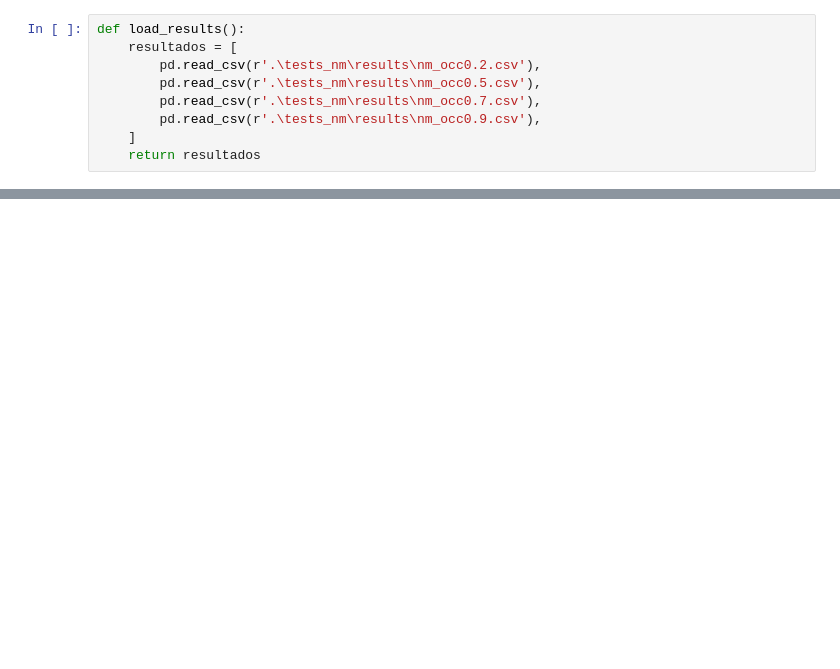
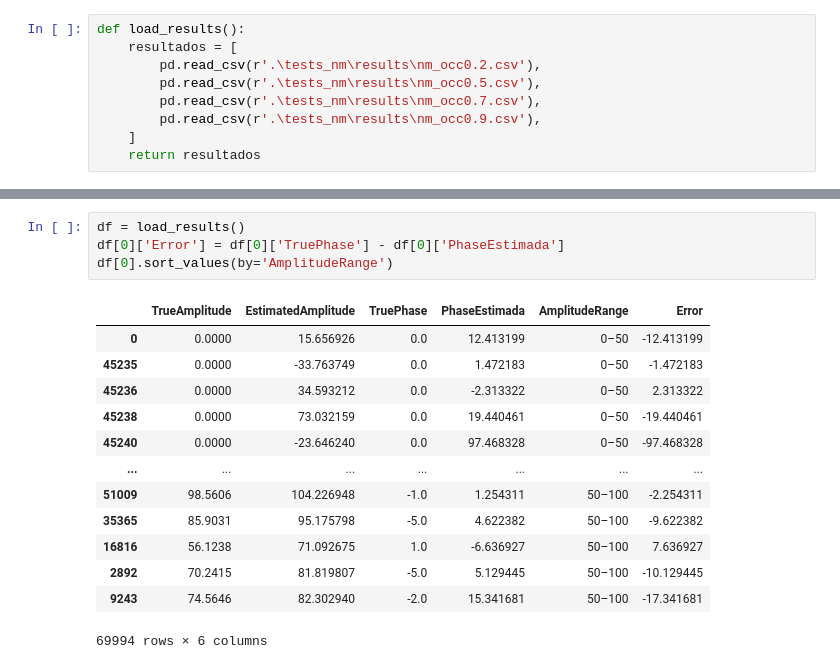
Before and after one commit to Caua-Gomes2005/Nelder-Mead_Rede-Neural, a Jupyter notebook: nelder_mead_phases.ipynb, the cells around one changed output, grey strips where cells are left out. Cells and saved outputs as stored; diff of their text form; blank space fills up the shorter version.

```diff
--- a/nelder_mead_phases.ipynb
+++ b/nelder_mead_phases.ipynb
@@ -227,3 +222,21 @@ plt.show()
+# %%
+df = load_results()
+df[0]['Error'] = df[0]['TruePhase'] - df[0]['PhaseEstimada']
+df[0].sort_values(by='AmplitudeRange')
+# %% [output]
+|  | TrueAmplitude | EstimatedAmplitude | TruePhase | PhaseEstimada | AmplitudeRange | Error |
+| 0 | 0.0000 | 15.656926 | 0.0 | 12.413199 | 0–50 | -12.413199 |
+| 45235 | 0.0000 | -33.763749 | 0.0 | 1.472183 | 0–50 | -1.472183 |
+| 45236 | 0.0000 | 34.593212 | 0.0 | -2.313322 | 0–50 | 2.313322 |
+| 45238 | 0.0000 | 73.032159 | 0.0 | 19.440461 | 0–50 | -19.440461 |
+| 45240 | 0.0000 | -23.646240 | 0.0 | 97.468328 | 0–50 | -97.468328 |
+| ... | ... | ... | ... | ... | ... | ... |
+| 51009 | 98.5606 | 104.226948 | -1.0 | 1.254311 | 50–100 | -2.254311 |
+| 35365 | 85.9031 | 95.175798 | -5.0 | 4.622382 | 50–100 | -9.622382 |
+| 16816 | 56.1238 | 71.092675 | 1.0 | -6.636927 | 50–100 | 7.636927 |
+| 2892 | 70.2415 | 81.819807 | -5.0 | 5.129445 | 50–100 | -10.129445 |
+| 9243 | 74.5646 | 82.302940 | -2.0 | 15.341681 | 50–100 | -17.341681 |
+69994 rows × 6 columns
 # %%
 #faixa [0-10, 10-50, 50-100, 100-200, 200-500, 500+]
 df = load_results()
```
Also changed, not shown: parts of 6 cells of this notebook, 5 other files.
